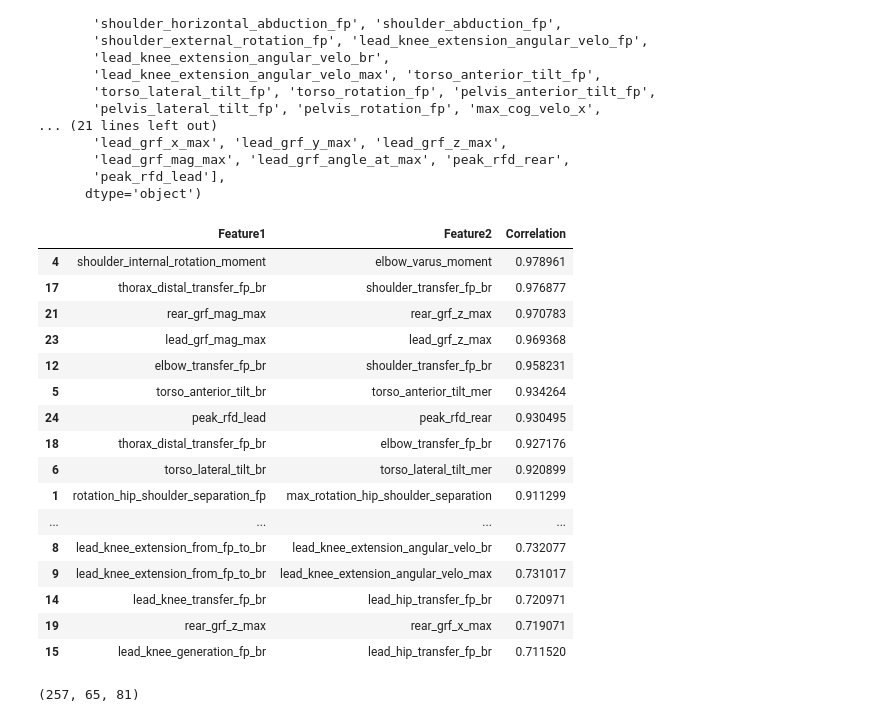
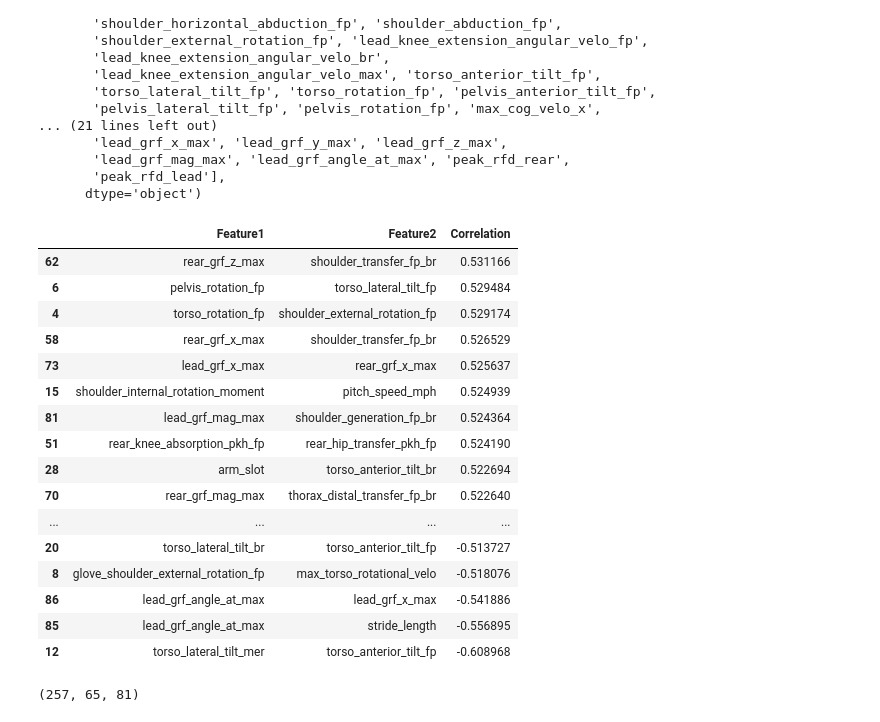
Before and after one commit to gabriel31levy34/OpenBiomechanics, a Jupyter notebook: EDA.ipynb, the cells around one changed output. Saved outputs shown, nothing was run; the diff lists cells and outputs as text; code cells hidden in the pictures.

```diff
--- a/EDA.ipynb
+++ b/EDA.ipynb
@@ -2791,33 +2797,33 @@ Index(['session_pitch', 'session', 'p_throws', 'pitch_type', 'pitch_speed_mph',
 # %%
 corr_matrix = poi.drop(columns=['session_pitch', 'session', 'p_throws', 'pitch_type'], axis=1).corr()
 
 high_corr_pairs = []
 
 for i in range(len(corr_matrix.columns)):
     for j in range(i):
-        if abs(corr_matrix.iloc[i, j]) > 0.7:
+        if abs(corr_matrix.iloc[i, j]) > 0.5:
             high_corr_pairs.append((corr_matrix.columns[i], corr_matrix.columns[j], corr_matrix.iloc[i, j]))
 
 high_corr_df = pd.DataFrame(high_corr_pairs, columns=['Feature1', 'Feature2', 'Correlation'])
-high_corr_df.sort_values(by='Correlation', ascending=False)
+high_corr_df.sort_values(by='Correlation', ascending=False).tail(30)
 # %% [output]
 |  | Feature1 | Feature2 | Correlation |
-| 4 | shoulder_internal_rotation_moment | elbow_varus_moment | 0.978961 |
-| 17 | thorax_distal_transfer_fp_br | shoulder_transfer_fp_br | 0.976877 |
-| 21 | rear_grf_mag_max | rear_grf_z_max | 0.970783 |
-| 23 | lead_grf_mag_max | lead_grf_z_max | 0.969368 |
-| 12 | elbow_transfer_fp_br | shoulder_transfer_fp_br | 0.958231 |
-| 5 | torso_anterior_tilt_br | torso_anterior_tilt_mer | 0.934264 |
-| 24 | peak_rfd_lead | peak_rfd_rear | 0.930495 |
-| 18 | thorax_distal_transfer_fp_br | elbow_transfer_fp_br | 0.927176 |
-| 6 | torso_lateral_tilt_br | torso_lateral_tilt_mer | 0.920899 |
-| 1 | rotation_hip_shoulder_separation_fp | max_rotation_hip_shoulder_separation | 0.911299 |
+| 62 | rear_grf_z_max | shoulder_transfer_fp_br | 0.531166 |
+| 6 | pelvis_rotation_fp | torso_lateral_tilt_fp | 0.529484 |
+| 4 | torso_rotation_fp | shoulder_external_rotation_fp | 0.529174 |
+| 58 | rear_grf_x_max | shoulder_transfer_fp_br | 0.526529 |
+| 73 | lead_grf_x_max | rear_grf_x_max | 0.525637 |
+| 15 | shoulder_internal_rotation_moment | pitch_speed_mph | 0.524939 |
+| 81 | lead_grf_mag_max | shoulder_generation_fp_br | 0.524364 |
+| 51 | rear_knee_absorption_pkh_fp | rear_hip_transfer_pkh_fp | 0.524190 |
+| 28 | arm_slot | torso_anterior_tilt_br | 0.522694 |
+| 70 | rear_grf_mag_max | thorax_distal_transfer_fp_br | 0.522640 |
 | ... | ... | ... | ... |
-| 8 | lead_knee_extension_from_fp_to_br | lead_knee_extension_angular_velo_br | 0.732077 |
-| 9 | lead_knee_extension_from_fp_to_br | lead_knee_extension_angular_velo_max | 0.731017 |
-| 14 | lead_knee_transfer_fp_br | lead_hip_transfer_fp_br | 0.720971 |
-| 19 | rear_grf_z_max | rear_grf_x_max | 0.719071 |
-| 15 | lead_knee_generation_fp_br | lead_hip_transfer_fp_br | 0.711520 |
+| 20 | torso_lateral_tilt_br | torso_anterior_tilt_fp | -0.513727 |
+| 8 | glove_shoulder_external_rotation_fp | max_torso_rotational_velo | -0.518076 |
+| 86 | lead_grf_angle_at_max | lead_grf_x_max | -0.541886 |
+| 85 | lead_grf_angle_at_max | stride_length | -0.556895 |
+| 12 | torso_lateral_tilt_mer | torso_anterior_tilt_fp | -0.608968 |
 # %%
 len(poi_train_new), len(poi_val_new), len(poi_test_new)
 # %% [output]
```
Also changed, not shown: parts of 12 cells of this notebook.
